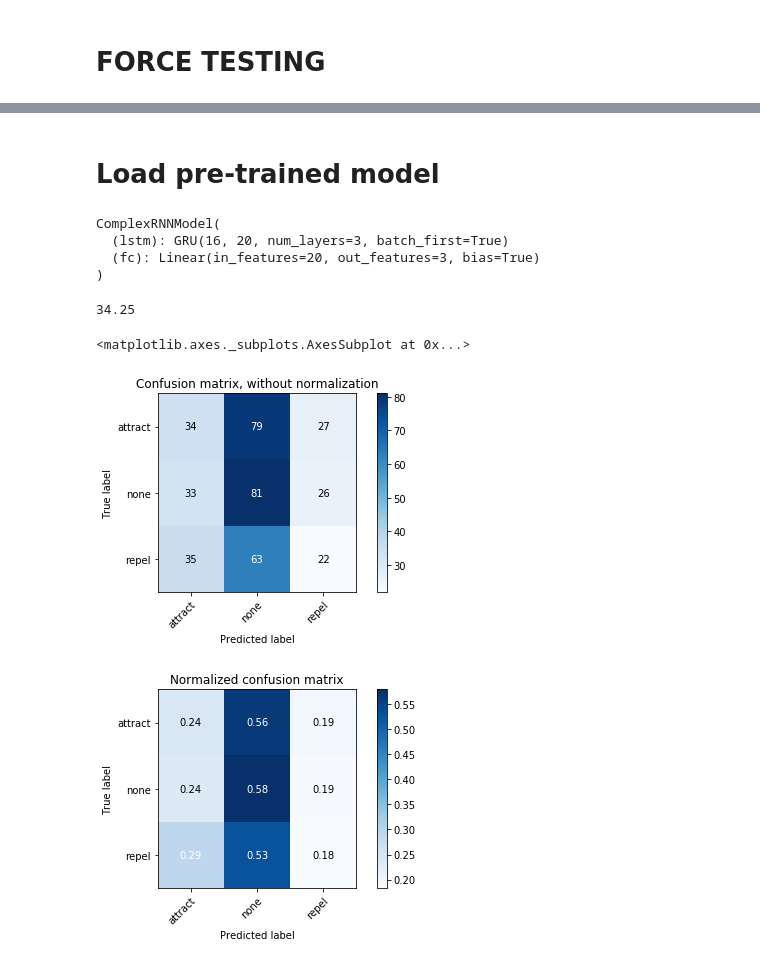
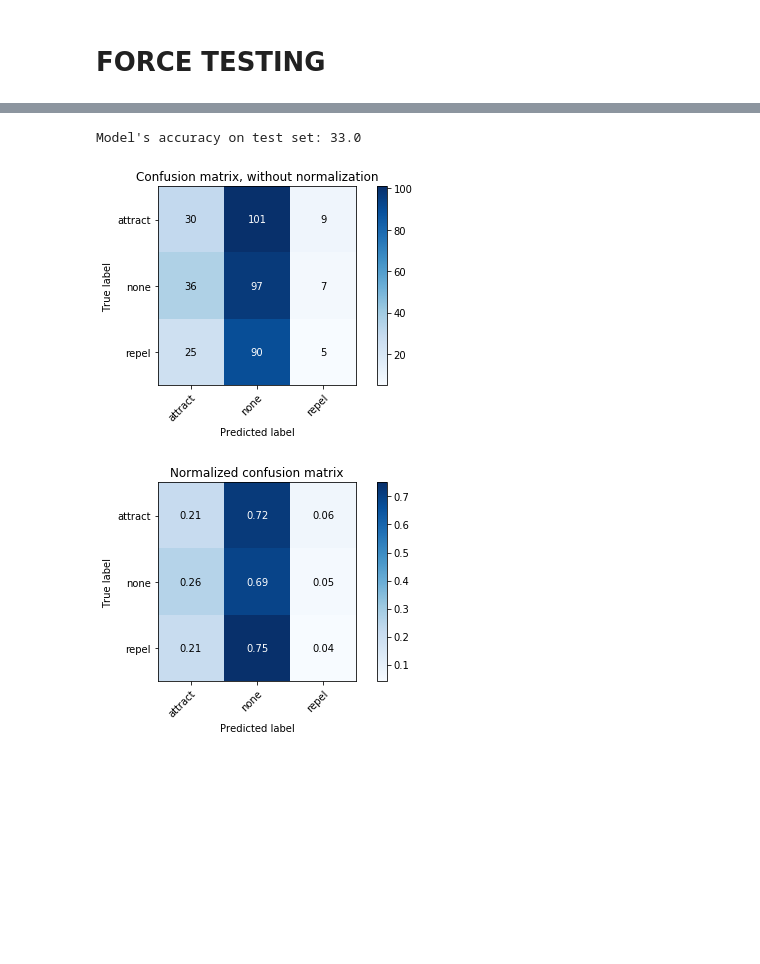
Before and after one commit to iamhectorotero/learning-physical-properties-with-rnns, a Jupyter notebook: 3c. Testing passive models on yoked data.ipynb, the cells around one changed output, grey strips where cells are left out. Drawn from its saved outputs; the diff is of its cells as text; code cells hidden in the pictures; blank space fills up the shorter version.

```diff
--- a/3c. Testing passive models on yoked data.ipynb
+++ b/3c. Testing passive models on yoked data.ipynb
@@ -131,11 +46,0 @@ array([140, 140, 120])
-# %% [markdown]
-# Load pre-trained model
-# %%
-model = ComplexRNNModel(16, 20, 3, 3)
-model.load_state_dict(torch.load("models/passive_force_model.pt"))
-model.eval()
-# %% [output]
-ComplexRNNModel(
-  (lstm): GRU(16, 20, num_layers=3, batch_first=True)
-  (fc): Linear(in_features=20, out_features=3, bias=True)
-)
@@ -144,11 +47,14 @@ accuracy, predicted = evaluate(model, yoked_loader, return_predicted=True)
-# %%
-print(accuracy)
-# %% [output]
-34.25
-# %%
-plot_confusion_matrix(Y, predicted, classes=FORCE_CLASS_COLS, normalize=False)
-plot_confusion_matrix(Y, predicted, classes=FORCE_CLASS_COLS, normalize=True)
-# %% [output]
-<matplotlib.axes._subplots.AxesSubplot at 0x...>
-[figure, removed]
-[figure, removed]
+# %%
+model_path = "models/passive_force_model.pt"
+scaler_path = "scalers/passive_force_scaler.sk"
+network_dims = (INPUT_DIM, HIDDEN_DIM, N_LAYERS, OUTPUT_DIM)
+test_dataset_path = "data/force_trials_exp2.h5"
+class_columns = FORCE_CLASS_COLS
+
+
+evaluate_saved_model(model_path, network_dims, test_dataset_path, BASIC_TRAINING_COLS,
+                     class_columns, step_size=STEP_SIZE, scaler_path=scaler_path)
+# %% [output]
+Model's accuracy on test set: 33.0
+[figure, added]
+[figure, added]
```
Also changed, not shown: parts of 31 cells of this notebook.
